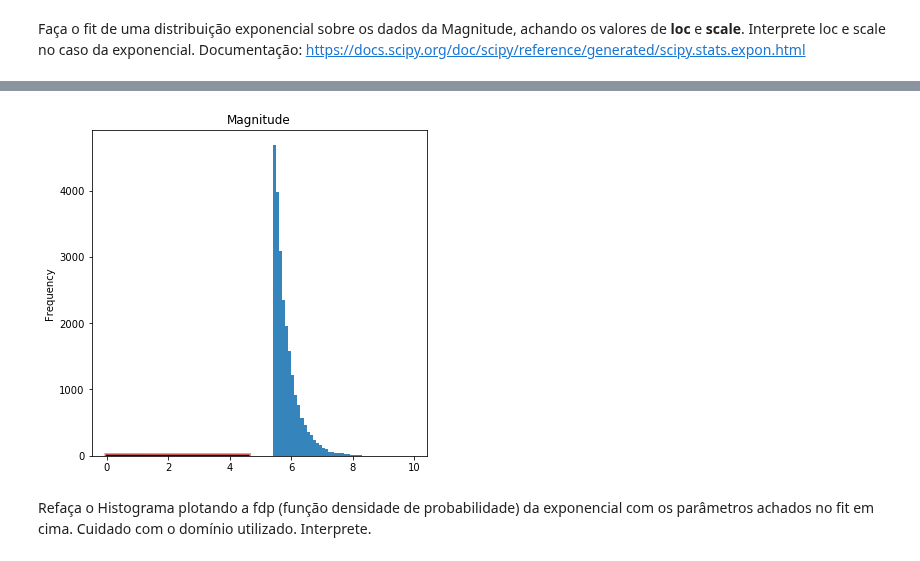
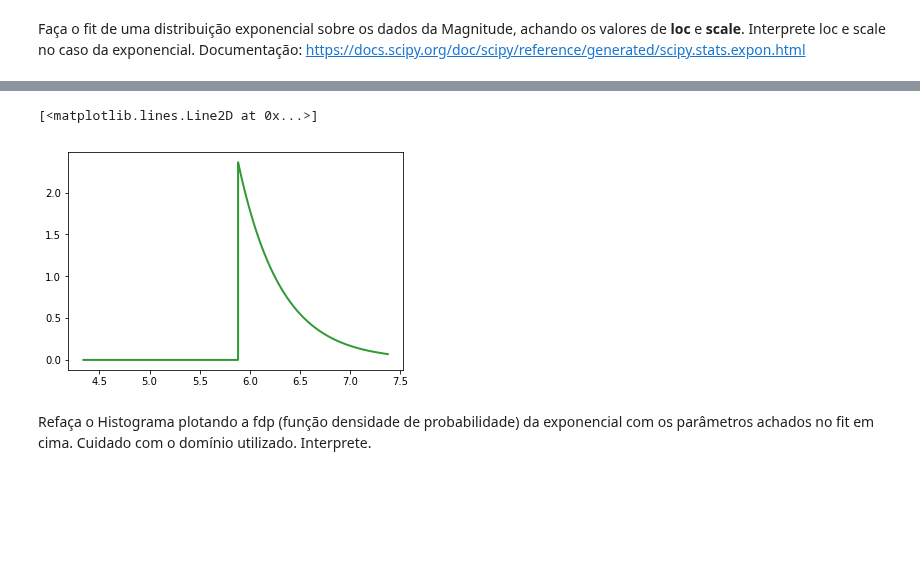
Before and after one commit to vinihsu/Ci-ncia-dos-Dados, a Jupyter notebook: APS_5/APS5_alunos.ipynb, the cells around one changed output, grey strips where cells are left out. Drawn from its saved outputs; the diff is of its cells as text; code cells hidden in the pictures; blank space fills up the shorter version.

```diff
--- a/APS_5/APS5_alunos.ipynb
+++ b/APS_5/APS5_alunos.ipynb
@@ -75,22 +92,11 @@ SyntaxError: can't assign to function call (<ipython-input-7-c9a1450ec80c>, line
-# %%
-fig, ax = plt.subplots(1, 1)
-
-plot = df.Magnitude.plot.hist(bins=faixa, title="Magnitude", figsize=(6,6), alpha=0.9)
-
-x = np.linspace(expon.ppf(0.01),
-    expon.ppf(0.99), 100)
-ax.plot(x, expon.pdf(x),
-    'r-', lw=5, alpha=0.6, label='expon pdf')
-
-rv = expon()
-ax.plot(x, rv.pdf(x), 'k-', lw=2, label='frozen pdf')
-
-vals = expon.ppf([0.001, 0.5, 0.999])
-np.allclose([0.001, 0.5, 0.999], expon.cdf(vals))
-True
-
-r = expon.rvs(size=1000)
-# %% [output]
-[figure, removed]
+# %%
+mu = df["Magnitude"].mean()
+sigma = df["Magnitude"].std()
+# %%
+x=sorted(stats.norm.rvs(size=10000, loc=mu, scale=sigma))
+plt.plot(x, expon.pdf(x, loc=mu, scale=sigma), lw=2, alpha=0.8, color="green")
+# %% [output]
+[<matplotlib.lines.Line2D at 0x...>]
+[figure, added]
 # %% [markdown]
 Refaça o Histograma plotando a fdp (função densidade de probabilidade) da exponencial com os parâmetros achados no fit em cima. Cuidado com o domínio utilizado. Interprete.
```
Also changed, not shown: parts of 14 cells of this notebook.
